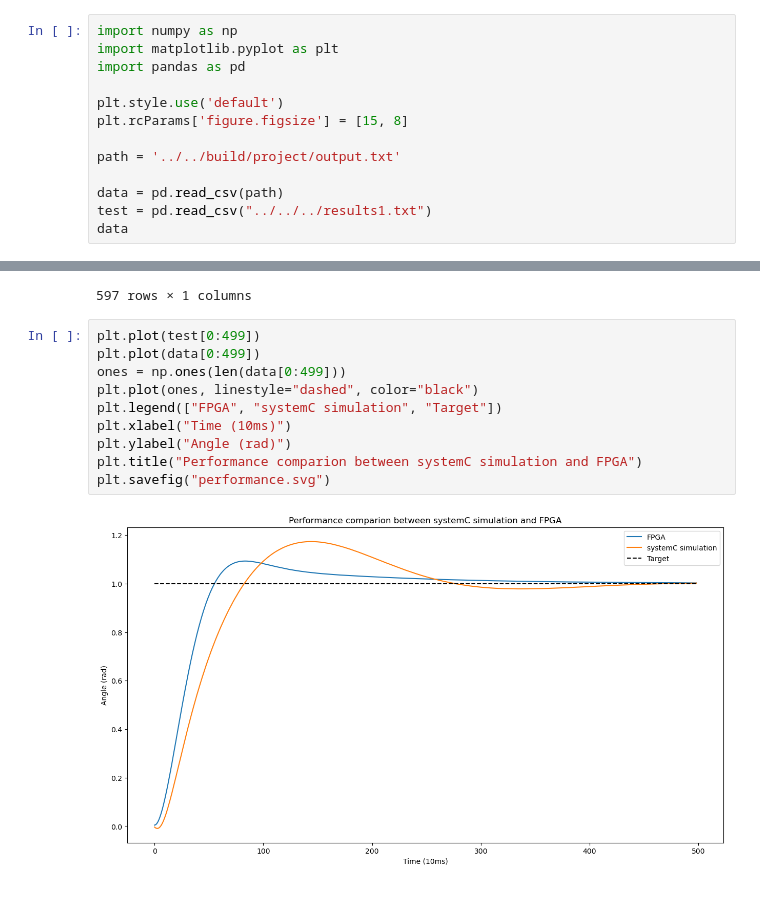
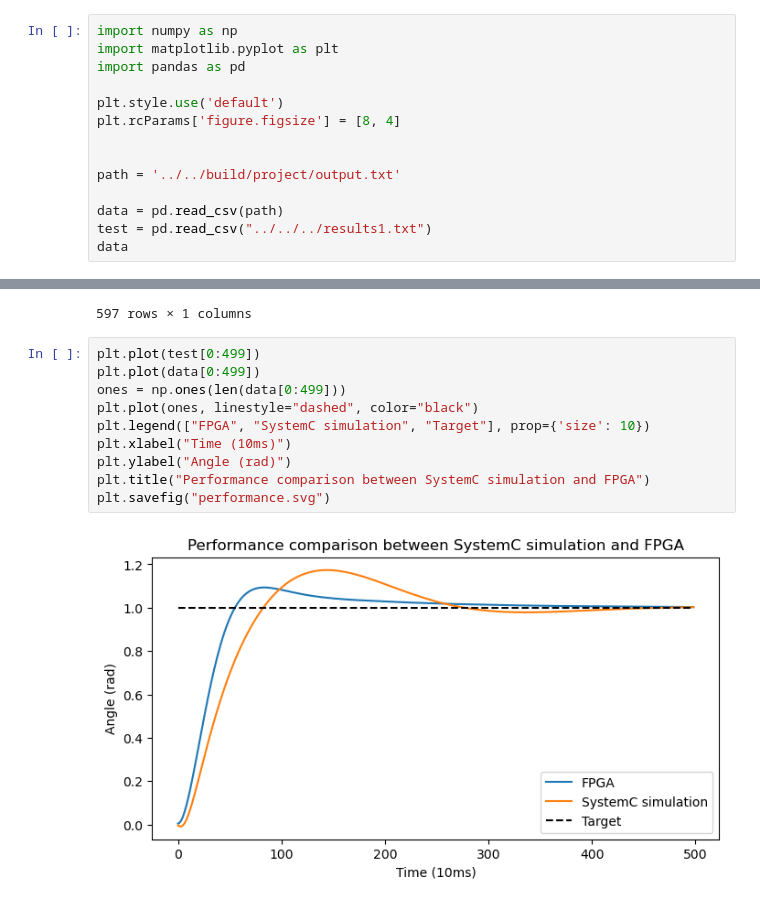
Before and after one commit to MaltheT/erts_ws, a Jupyter notebook: code/src/project/plot.ipynb, the cells around one changed output, grey strips where cells are left out. Saved outputs shown, nothing was run; the diff lists cells and outputs as text.

```diff
--- a/code/src/project/plot.ipynb
+++ b/code/src/project/plot.ipynb
@@ -4,7 +4,8 @@ import matplotlib.pyplot as plt
 import pandas as pd
 
 plt.style.use('default')
-plt.rcParams['figure.figsize'] = [15, 8]
+plt.rcParams['figure.figsize'] = [8, 4]
+
 
 path = '../../build/project/output.txt'
 
@@ -28,15 +29,15 @@ data
 # %%
 plt.plot(test[0:499])
 plt.plot(data[0:499])
 ones = np.ones(len(data[0:499]))
 plt.plot(ones, linestyle="dashed", color="black")
-plt.legend(["FPGA", "systemC simulation", "Target"])
+plt.legend(["FPGA", "SystemC simulation", "Target"], prop={'size': 10})
 plt.xlabel("Time (10ms)")
 plt.ylabel("Angle (rad)")
-plt.title("Performance comparion between systemC simulation and FPGA")
+plt.title("Performance comparison between SystemC simulation and FPGA")
 plt.savefig("performance.svg")
 # %% [output]
-[figure, old version]
+[figure, new version]
 # %%
 plt.plot(test)
 ones = np.ones(len(test))
```
Also changed, not shown: parts of 2 cells of this notebook, 18 other files.
